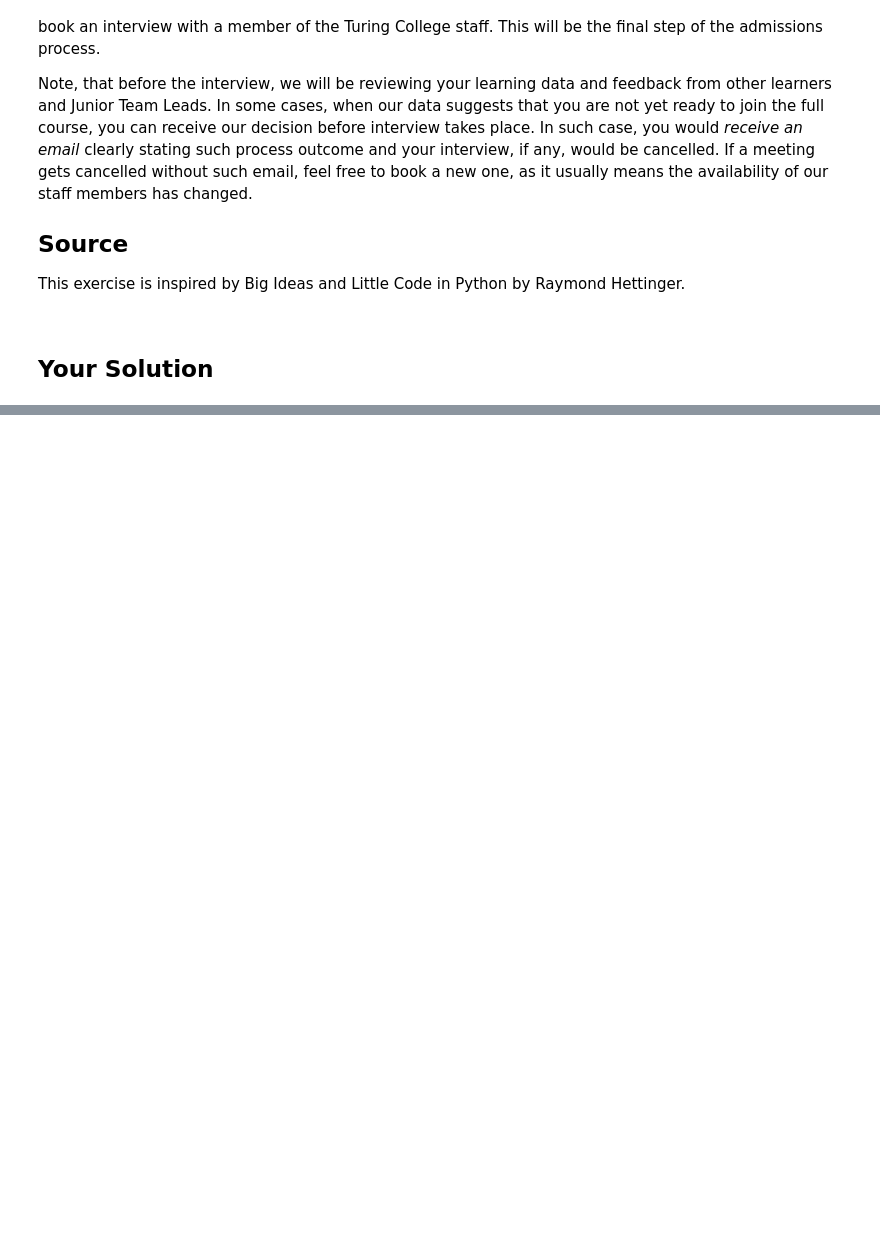
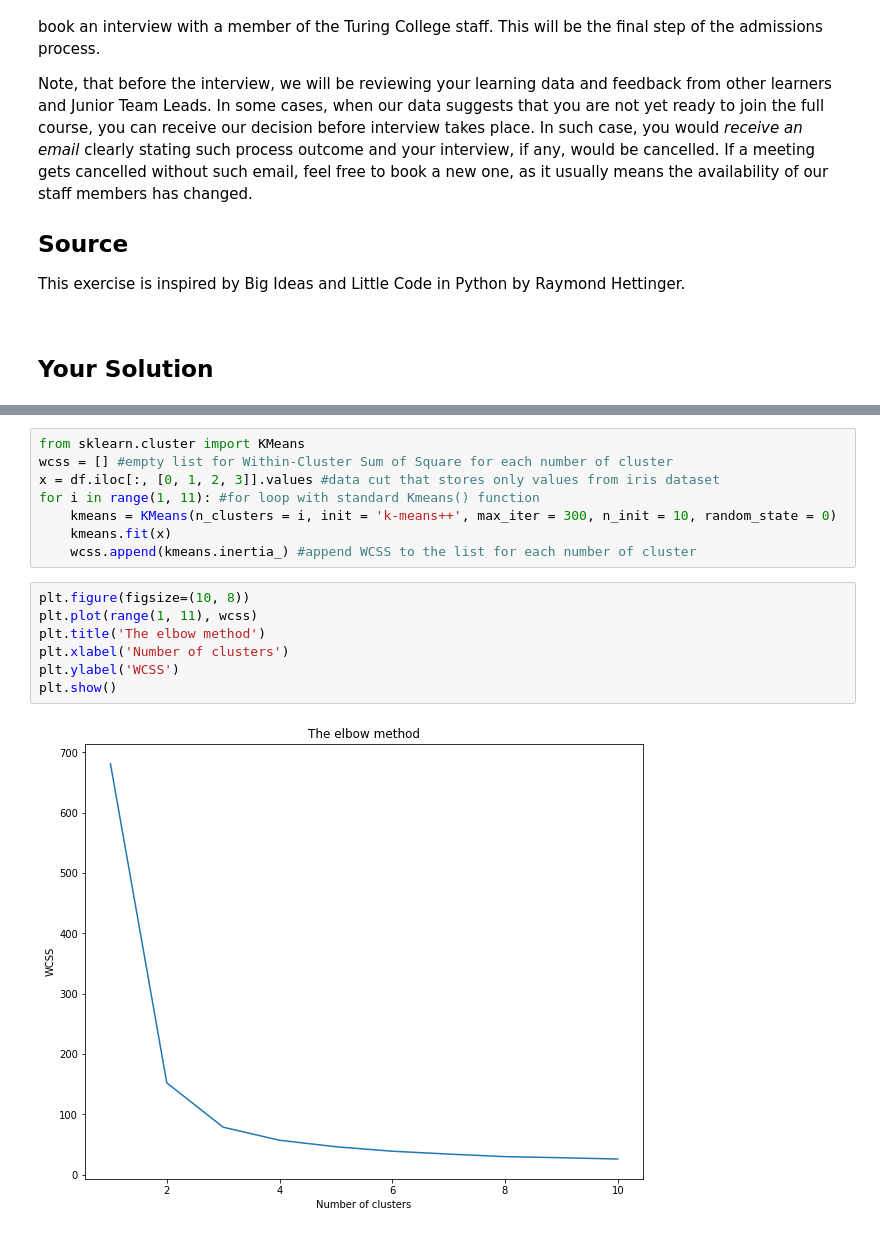
Before and after one commit to ArtemStet/ArtemStet, a Jupyter notebook: DWPP.1.ipynb, the cells around one changed output, grey strips where cells are left out. Saved outputs shown, nothing was run; the diff lists cells and outputs as text; blank space fills up the shorter version.

```diff
--- a/DWPP.1.ipynb
+++ b/DWPP.1.ipynb
@@ -156,0 +255,17 @@ Index(['sepal length (cm)', 'sepal width (cm)', 'petal length (cm)',
+# %%
+from sklearn.cluster import KMeans
+wcss = [] #empty list for Within-Cluster Sum of Square for each number of cluster
+x = df.iloc[:, [0, 1, 2, 3]].values #data cut that stores only values from iris dataset
+for i in range(1, 11): #for loop with standard Kmeans() function
+    kmeans = KMeans(n_clusters = i, init = 'k-means++', max_iter = 300, n_init = 10, random_state = 0)
+    kmeans.fit(x)
+    wcss.append(kmeans.inertia_) #append WCSS to the list for each number of cluster
+# %%
+plt.figure(figsize=(10, 8))
+plt.plot(range(1, 11), wcss)
+plt.title('The elbow method')
+plt.xlabel('Number of clusters')
+plt.ylabel('WCSS')
+plt.show()
+# %% [output]
+[figure, added]
```
Also changed, not shown: parts of 21 cells of this notebook.
